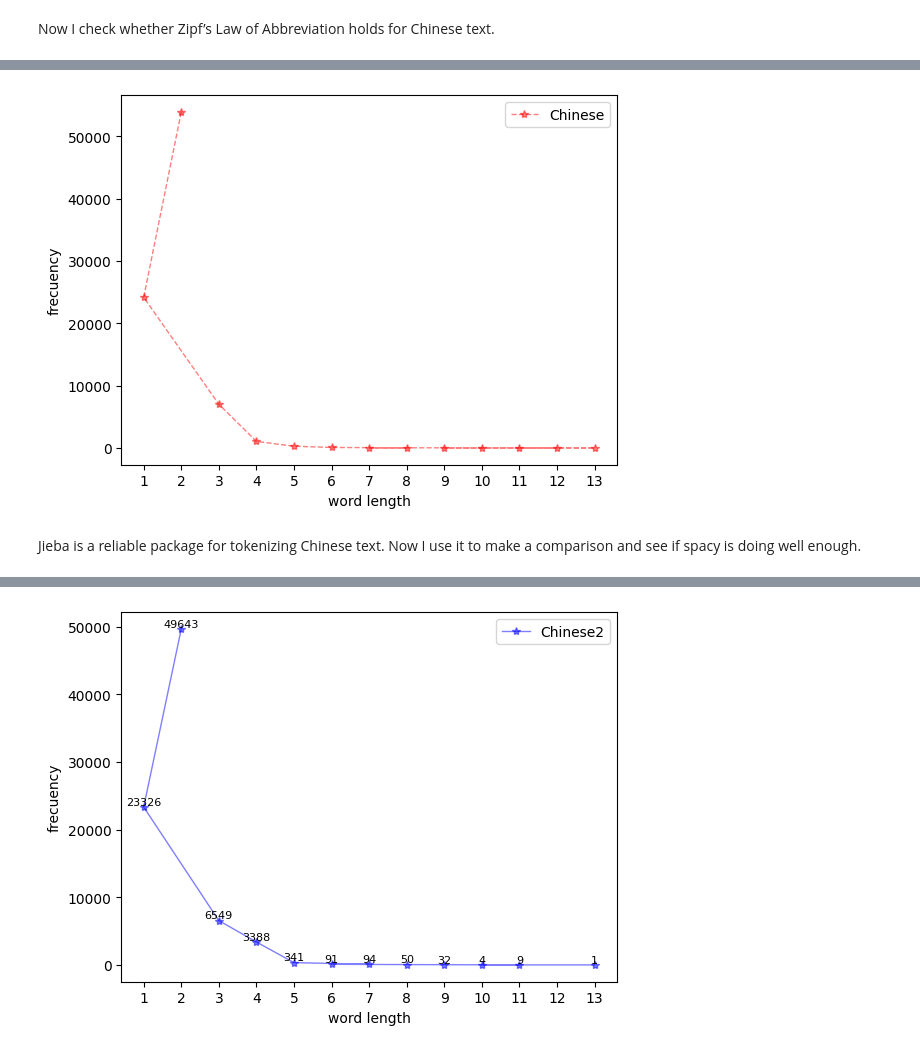
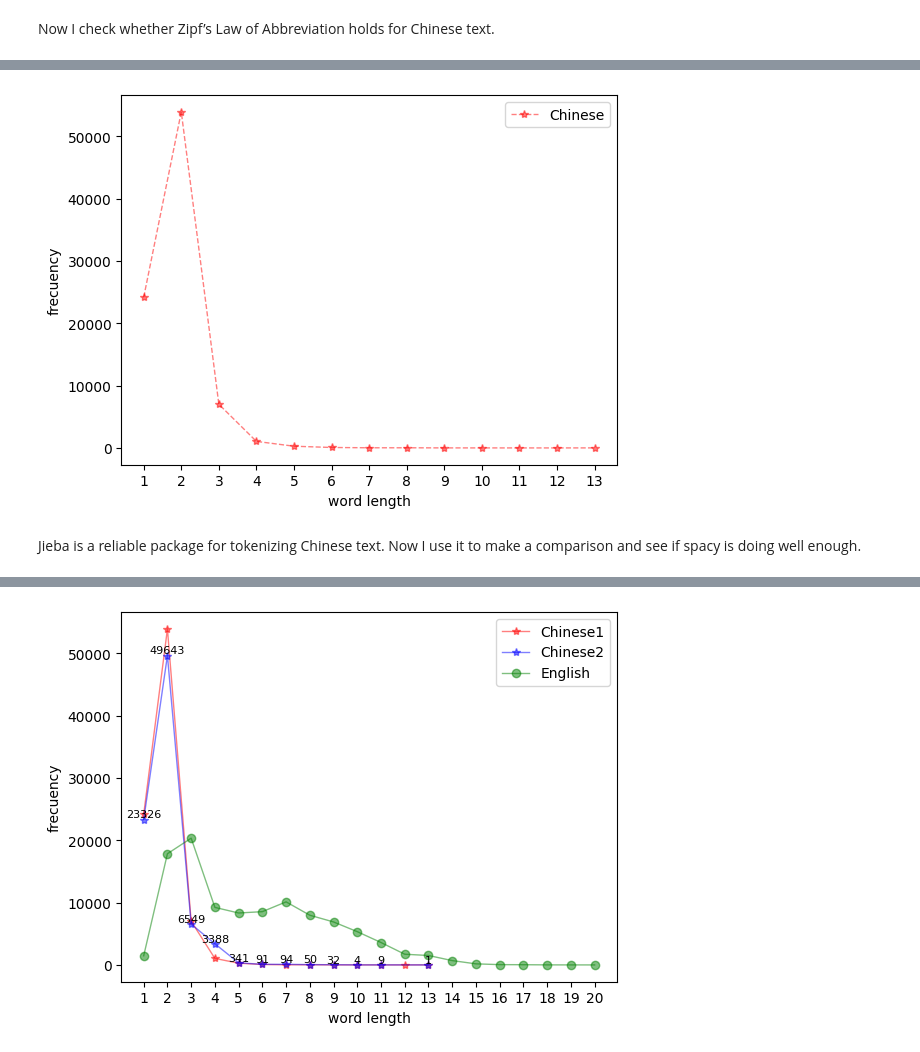
Before and after one commit to Panaxnotoginseng/Exercise-1-Xinyue, a Jupyter notebook: extra code for essay.ipynb, the cells around one changed output, grey strips where cells are left out. Drawn from its saved outputs; the diff is of its cells as text; code cells hidden in the pictures.

```diff
--- a/extra code for essay.ipynb
+++ b/extra code for essay.ipynb
@@ -48,7 +48,7 @@ There are 103875 words in total
 
 import matplotlib.pyplot as plt
 import numpy as np
-A_en = list (sort_list_en.items ())
+A_en = sorted(fdist_en.items(), key=operator.itemgetter(0), reverse = False)  #sort the list of word length:frecuency according to word length
 B_en = []
 C_en = []
 for key, value in A_en:
@@ -167,7 +167,7 @@ for i in doc2: #to see what are the long words
 # %%
 ##draw a diagram of word length and corresponding frequency
 
-A_zh = list (sort_list_zh.items())
+A_zh = sorted(fdist_zh.items(), key=operator.itemgetter(0), reverse = False)  #sort the list of word length:frecuency according to word length
 B_zh = []
 C_zh = []
 i = 0
@@ -193,7 +193,7 @@ plt.ylabel('frecuency')#y axis label
 
 plt.show()
 # %% [output]
-[figure, old version]
+[figure, new version]
 # %% [markdown]
 Jieba is a reliable package for tokenizing Chinese text. Now I use it to make a comparison and see if spacy is doing well enough.
 # %%
@@ -235,34 +235,34 @@ for i in zh_words2: #to see what are the long words
 # %%
 ##draw a diagram of word length and corresponding frequency
 
-D = list(sort_list_zh2.items())
+D = sorted(fdist_zh2.items(), key=operator.itemgetter(0), reverse = False)  #sort the list of word length:frecuency according to word length
 E = []
 F = []
 i = 0
 for key, value in D:
     E.append(key) #add word length to list E
     F.append(value) #add frequency to list F
 #    i += 1 #apply to see the diagram for word length from 1 to 7
 #    if i > 6:
 #      break
 
 x_axis_data_zh2 = E #word length will be reflected on x axis
 y_axis_data_zh2 = F #frequency will be reflected on y axis
 
 my_x_ticks = np.arange(0, 21, 1)
 plt.xticks(my_x_ticks)  #set the range and interval of ticks on x axis
 
-#plt.plot(x_axis_data_zh, y_axis_data_zh, 'r*-', alpha=0.5, linewidth=1, label='Chinese1')  #Chinese word length distribution, segmented by spacy
+plt.plot(x_axis_data_zh, y_axis_data_zh, 'r*-', alpha=0.5, linewidth=1, label='Chinese1')  #Chinese word length distribution, segmented by spacy
 plt.plot(x_axis_data_zh2, y_axis_data_zh2, 'b*-', alpha=0.5, linewidth=1, label='Chinese2')  #Chinese word length distribution, segmented by jieba
-#plt.plot(x_axis_data_en, y_axis_data_en, 'go-', alpha=0.5, linewidth=1, label='English') #English word length distribution, segmented by spacy
+plt.plot(x_axis_data_en, y_axis_data_en, 'go-', alpha=0.5, linewidth=1, label='English') #English word length distribution, segmented by spacy
 
 plt.legend()  #show legend
 plt.xlabel('word length') #x axis label
 plt.ylabel('frecuency')#y axis label
 
 for a, b in zip(E, F):
     plt.text(a, b, b, ha='center', va='bottom', fontsize=8)
 
 plt.show()
 # %% [output]
-[figure, old version]
+[figure, new version]
```
Also changed, not shown: parts of 1 cell of this notebook.
